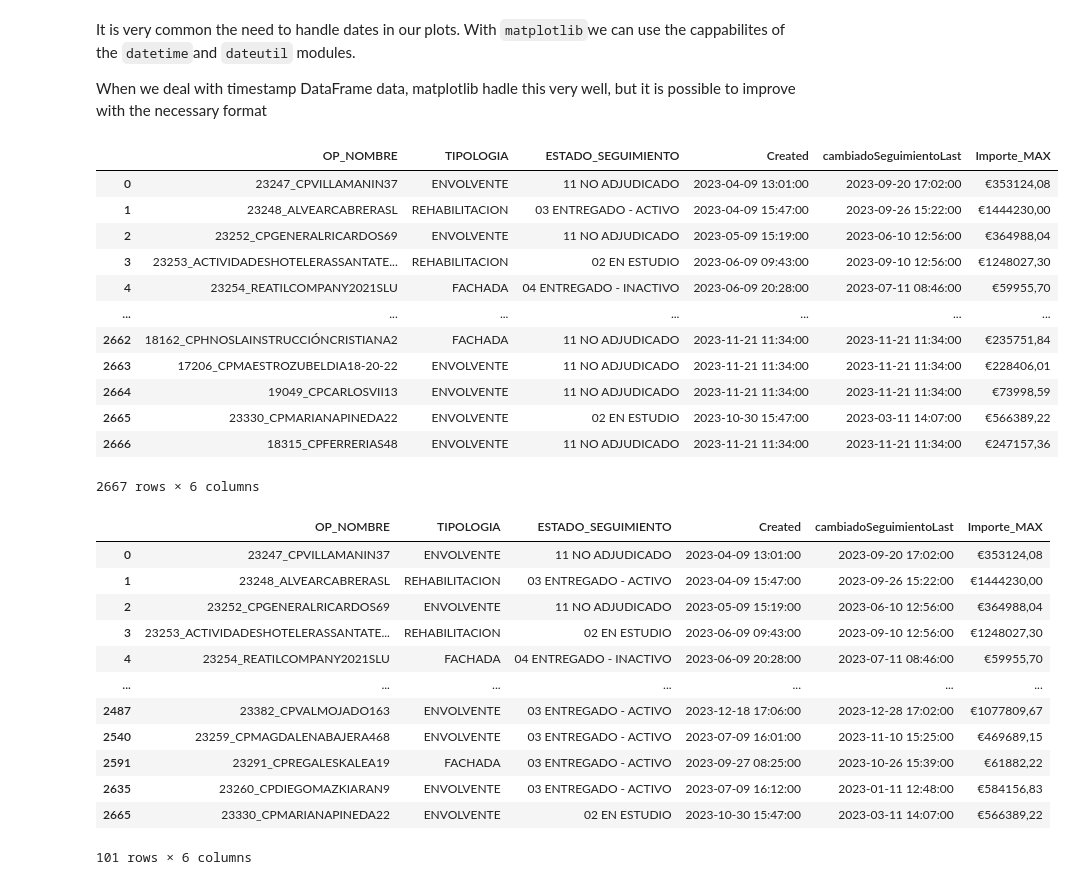
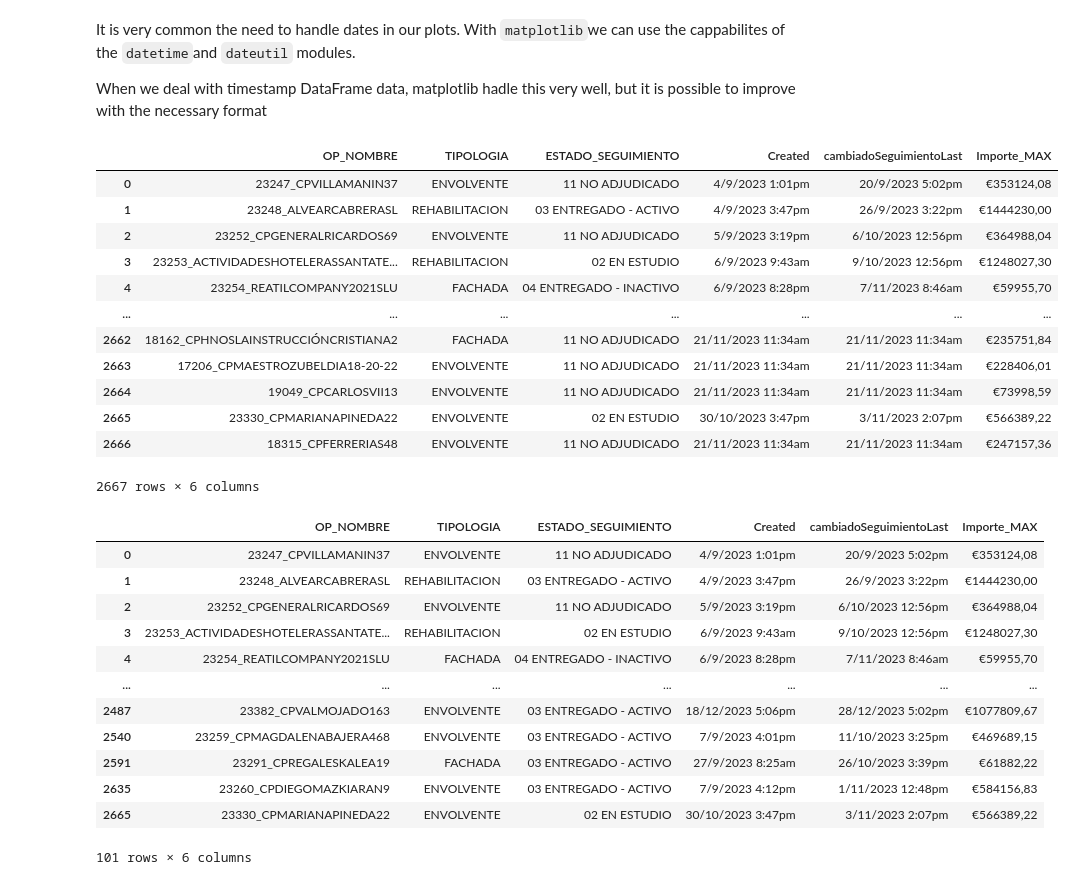
Before and after one commit to alvarohernandezalt/matplotlib_thePathof, a Jupyter notebook: 01_OOP_InterfacesDesign/AB_Appearance_TicksGridsAxes.ipynb, the cells around one changed output. Drawn from its saved outputs; the diff is of its cells as text; code cells hidden in the pictures.

```diff
--- a/01_OOP_InterfacesDesign/AB_Appearance_TicksGridsAxes.ipynb
+++ b/01_OOP_InterfacesDesign/AB_Appearance_TicksGridsAxes.ipynb
@@ -746,38 +750,38 @@ When we deal with timestamp DataFrame data, matplotlib hadle this very well, but
 # %%
 # Let's use some timebased data
 url = "https://raw.githubusercontent.com/alvarohernandezalt/matplotlib_thePathof/main/data/hrp_state.csv"
-df = pd.read_csv(url, parse_dates = ['cambiadoSeguimientoLast', 'Created'])
+df = pd.read_csv(url)
 df
 # %% [output]
 |  | OP_NOMBRE | TIPOLOGIA | ESTADO_SEGUIMIENTO | Created | cambiadoSeguimientoLast | Importe_MAX |
-| 0 | 23247_CPVILLAMANIN37 | ENVOLVENTE | 11 NO ADJUDICADO | 2023-04-09 13:01:00 | 2023-09-20 17:02:00 | €353124,08 |
-| 1 | 23248_ALVEARCABRERASL | REHABILITACION | 03 ENTREGADO - ACTIVO | 2023-04-09 15:47:00 | 2023-09-26 15:22:00 | €1444230,00 |
-| 2 | 23252_CPGENERALRICARDOS69 | ENVOLVENTE | 11 NO ADJUDICADO | 2023-05-09 15:19:00 | 2023-06-10 12:56:00 | €364988,04 |
-| 3 | 23253_ACTIVIDADESHOTELERASSANTATE... | REHABILITACION | 02 EN ESTUDIO | 2023-06-09 09:43:00 | 2023-09-10 12:56:00 | €1248027,30 |
-| 4 | 23254_REATILCOMPANY2021SLU | FACHADA | 04 ENTREGADO - INACTIVO | 2023-06-09 20:28:00 | 2023-07-11 08:46:00 | €59955,70 |
+| 0 | 23247_CPVILLAMANIN37 | ENVOLVENTE | 11 NO ADJUDICADO | 4/9/2023 1:01pm | 20/9/2023 5:02pm | €353124,08 |
+| 1 | 23248_ALVEARCABRERASL | REHABILITACION | 03 ENTREGADO - ACTIVO | 4/9/2023 3:47pm | 26/9/2023 3:22pm | €1444230,00 |
+| 2 | 23252_CPGENERALRICARDOS69 | ENVOLVENTE | 11 NO ADJUDICADO | 5/9/2023 3:19pm | 6/10/2023 12:56pm | €364988,04 |
+| 3 | 23253_ACTIVIDADESHOTELERASSANTATE... | REHABILITACION | 02 EN ESTUDIO | 6/9/2023 9:43am | 9/10/2023 12:56pm | €1248027,30 |
+| 4 | 23254_REATILCOMPANY2021SLU | FACHADA | 04 ENTREGADO - INACTIVO | 6/9/2023 8:28pm | 7/11/2023 8:46am | €59955,70 |
 | ... | ... | ... | ... | ... | ... | ... |
-| 2662 | 18162_CPHNOSLAINSTRUCCIÓNCRISTIANA2 | FACHADA | 11 NO ADJUDICADO | 2023-11-21 11:34:00 | 2023-11-21 11:34:00 | €235751,84 |
-| 2663 | 17206_CPMAESTROZUBELDIA18-20-22 | ENVOLVENTE | 11 NO ADJUDICADO | 2023-11-21 11:34:00 | 2023-11-21 11:34:00 | €228406,01 |
-| 2664 | 19049_CPCARLOSVII13 | ENVOLVENTE | 11 NO ADJUDICADO | 2023-11-21 11:34:00 | 2023-11-21 11:34:00 | €73998,59 |
-| 2665 | 23330_CPMARIANAPINEDA22 | ENVOLVENTE | 02 EN ESTUDIO | 2023-10-30 15:47:00 | 2023-03-11 14:07:00 | €566389,22 |
-| 2666 | 18315_CPFERRERIAS48 | ENVOLVENTE | 11 NO ADJUDICADO | 2023-11-21 11:34:00 | 2023-11-21 11:34:00 | €247157,36 |
+| 2662 | 18162_CPHNOSLAINSTRUCCIÓNCRISTIANA2 | FACHADA | 11 NO ADJUDICADO | 21/11/2023 11:34am | 21/11/2023 11:34am | €235751,84 |
+| 2663 | 17206_CPMAESTROZUBELDIA18-20-22 | ENVOLVENTE | 11 NO ADJUDICADO | 21/11/2023 11:34am | 21/11/2023 11:34am | €228406,01 |
+| 2664 | 19049_CPCARLOSVII13 | ENVOLVENTE | 11 NO ADJUDICADO | 21/11/2023 11:34am | 21/11/2023 11:34am | €73998,59 |
+| 2665 | 23330_CPMARIANAPINEDA22 | ENVOLVENTE | 02 EN ESTUDIO | 30/10/2023 3:47pm | 3/11/2023 2:07pm | €566389,22 |
+| 2666 | 18315_CPFERRERIAS48 | ENVOLVENTE | 11 NO ADJUDICADO | 21/11/2023 11:34am | 21/11/2023 11:34am | €247157,36 |
 2667 rows × 6 columns
 # %%
 df_clean = df.drop_duplicates(subset='Created')
 df_clean
 # %% [output]
 |  | OP_NOMBRE | TIPOLOGIA | ESTADO_SEGUIMIENTO | Created | cambiadoSeguimientoLast | Importe_MAX |
-| 0 | 23247_CPVILLAMANIN37 | ENVOLVENTE | 11 NO ADJUDICADO | 2023-04-09 13:01:00 | 2023-09-20 17:02:00 | €353124,08 |
-| 1 | 23248_ALVEARCABRERASL | REHABILITACION | 03 ENTREGADO - ACTIVO | 2023-04-09 15:47:00 | 2023-09-26 15:22:00 | €1444230,00 |
-| 2 | 23252_CPGENERALRICARDOS69 | ENVOLVENTE | 11 NO ADJUDICADO | 2023-05-09 15:19:00 | 2023-06-10 12:56:00 | €364988,04 |
-| 3 | 23253_ACTIVIDADESHOTELERASSANTATE... | REHABILITACION | 02 EN ESTUDIO | 2023-06-09 09:43:00 | 2023-09-10 12:56:00 | €1248027,30 |
-| 4 | 23254_REATILCOMPANY2021SLU | FACHADA | 04 ENTREGADO - INACTIVO | 2023-06-09 20:28:00 | 2023-07-11 08:46:00 | €59955,70 |
+| 0 | 23247_CPVILLAMANIN37 | ENVOLVENTE | 11 NO ADJUDICADO | 4/9/2023 1:01pm | 20/9/2023 5:02pm | €353124,08 |
+| 1 | 23248_ALVEARCABRERASL | REHABILITACION | 03 ENTREGADO - ACTIVO | 4/9/2023 3:47pm | 26/9/2023 3:22pm | €1444230,00 |
+| 2 | 23252_CPGENERALRICARDOS69 | ENVOLVENTE | 11 NO ADJUDICADO | 5/9/2023 3:19pm | 6/10/2023 12:56pm | €364988,04 |
+| 3 | 23253_ACTIVIDADESHOTELERASSANTATE... | REHABILITACION | 02 EN ESTUDIO | 6/9/2023 9:43am | 9/10/2023 12:56pm | €1248027,30 |
+| 4 | 23254_REATILCOMPANY2021SLU | FACHADA | 04 ENTREGADO - INACTIVO | 6/9/2023 8:28pm | 7/11/2023 8:46am | €59955,70 |
 | ... | ... | ... | ... | ... | ... | ... |
-| 2487 | 23382_CPVALMOJADO163 | ENVOLVENTE | 03 ENTREGADO - ACTIVO | 2023-12-18 17:06:00 | 2023-12-28 17:02:00 | €1077809,67 |
-| 2540 | 23259_CPMAGDALENABAJERA468 | ENVOLVENTE | 03 ENTREGADO - ACTIVO | 2023-07-09 16:01:00 | 2023-11-10 15:25:00 | €469689,15 |
-| 2591 | 23291_CPREGALESKALEA19 | FACHADA | 03 ENTREGADO - ACTIVO | 2023-09-27 08:25:00 | 2023-10-26 15:39:00 | €61882,22 |
-| 2635 | 23260_CPDIEGOMAZKIARAN9 | ENVOLVENTE | 03 ENTREGADO - ACTIVO | 2023-07-09 16:12:00 | 2023-01-11 12:48:00 | €584156,83 |
-| 2665 | 23330_CPMARIANAPINEDA22 | ENVOLVENTE | 02 EN ESTUDIO | 2023-10-30 15:47:00 | 2023-03-11 14:07:00 | €566389,22 |
+| 2487 | 23382_CPVALMOJADO163 | ENVOLVENTE | 03 ENTREGADO - ACTIVO | 18/12/2023 5:06pm | 28/12/2023 5:02pm | €1077809,67 |
+| 2540 | 23259_CPMAGDALENABAJERA468 | ENVOLVENTE | 03 ENTREGADO - ACTIVO | 7/9/2023 4:01pm | 11/10/2023 3:25pm | €469689,15 |
+| 2591 | 23291_CPREGALESKALEA19 | FACHADA | 03 ENTREGADO - ACTIVO | 27/9/2023 8:25am | 26/10/2023 3:39pm | €61882,22 |
+| 2635 | 23260_CPDIEGOMAZKIARAN9 | ENVOLVENTE | 03 ENTREGADO - ACTIVO | 7/9/2023 4:12pm | 1/11/2023 12:48pm | €584156,83 |
+| 2665 | 23330_CPMARIANAPINEDA22 | ENVOLVENTE | 02 EN ESTUDIO | 30/10/2023 3:47pm | 3/11/2023 2:07pm | €566389,22 |
 101 rows × 6 columns
 # %%
 fig, ax = plt.figure(figsize = (6, 6), facecolor='#9F9F9F'), plt.axes(facecolor='#9F9F9F')
```
Also changed, not shown: parts of 6 cells of this notebook.
